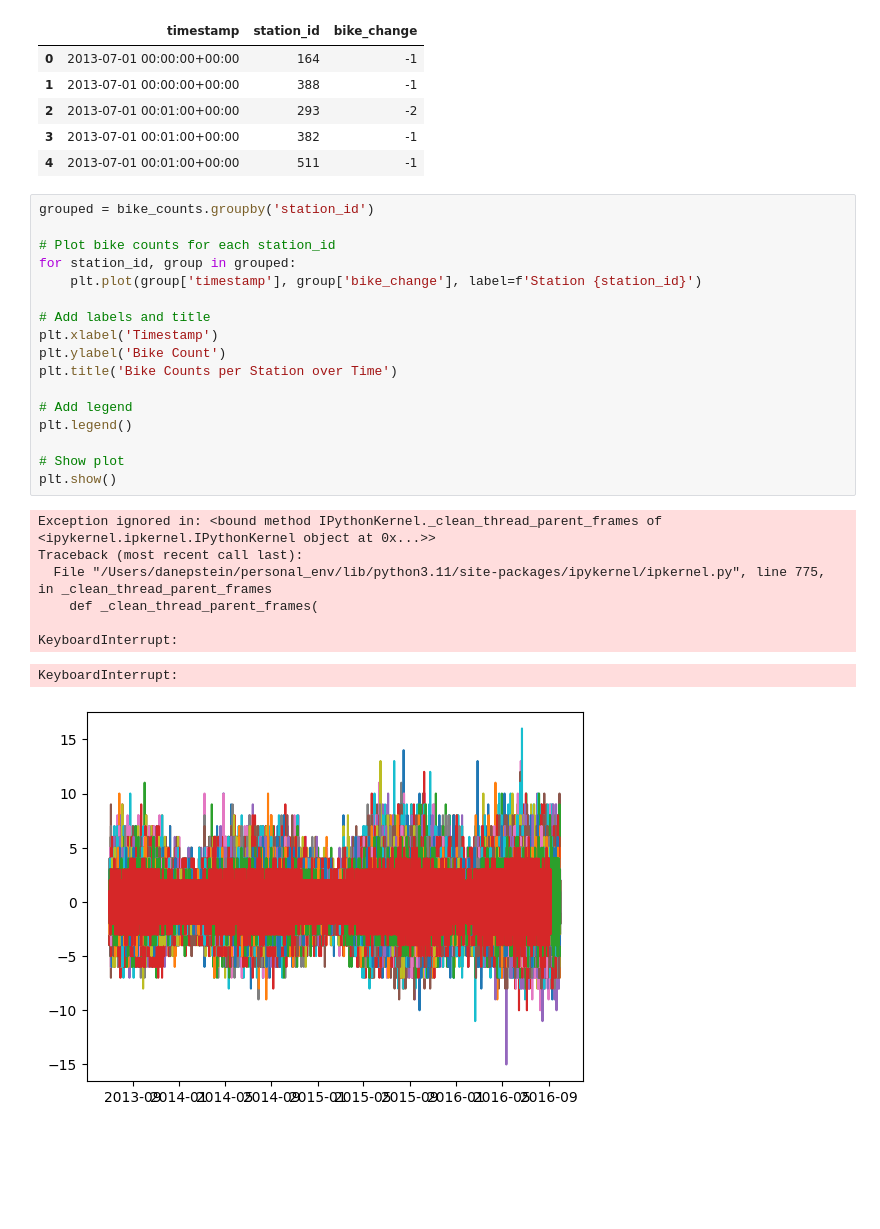
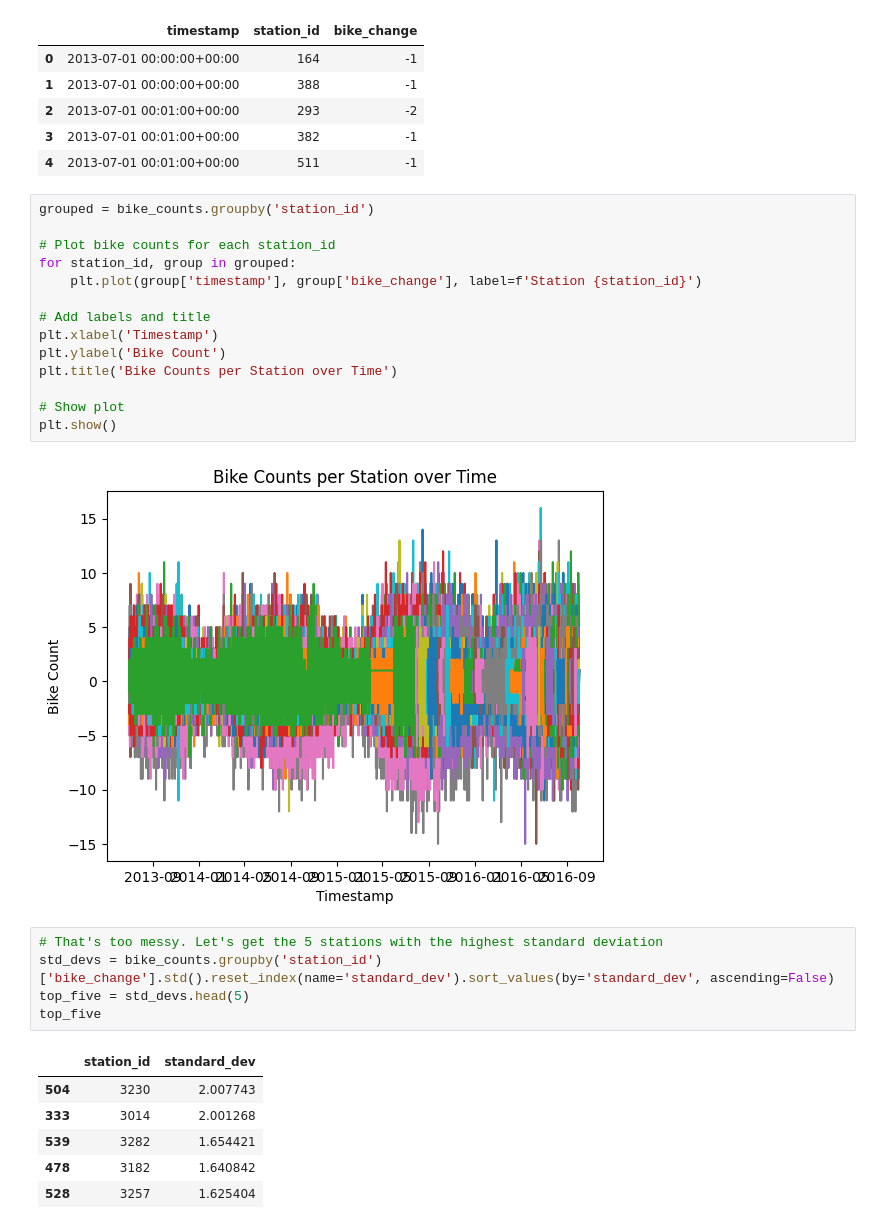
Before and after one commit to danep93/citibike_analysis, a Jupyter notebook: station_timeseries.ipynb, the cells around one changed output. Saved outputs shown, nothing was run; the diff lists cells and outputs as text; blank space fills up the shorter version.

```diff
--- a/station_timeseries.ipynb
+++ b/station_timeseries.ipynb
@@ -85,17 +86,19 @@ plt.xlabel('Timestamp')
 plt.ylabel('Bike Count')
 plt.title('Bike Counts per Station over Time')
 
-# Add legend
-plt.legend()
-
 # Show plot
 plt.show()
 # %% [output]
-Exception ignored in: <bound method IPythonKernel._clean_thread_parent_frames of <ipykernel.ipkernel.IPythonKernel object at 0x...>>
-Traceback (most recent call last):
-  File "/Users/danepstein/personal_env/lib/python3.11/site-packages/ipykernel/ipkernel.py", line 775, in _clean_thread_parent_frames
-    def _clean_thread_parent_frames(
-
-KeyboardInterrupt:
-KeyboardInterrupt:
-[figure, old version]
+[figure, new version]
+# %%
+# That's too messy. Let's get the 5 stations with the highest standard deviation
+std_devs = bike_counts.groupby('station_id')['bike_change'].std().reset_index(name='standard_dev').sort_values(by='standard_dev', ascending=False)
+top_five = std_devs.head(5)
+top_five
+# %% [output]
+|  | station_id | standard_dev |
+| 504 | 3230 | 2.007743 |
+| 333 | 3014 | 2.001268 |
+| 539 | 3282 | 1.654421 |
+| 478 | 3182 | 1.640842 |
+| 528 | 3257 | 1.625404 |
```
Also changed, not shown: parts of 4 cells of this notebook.
